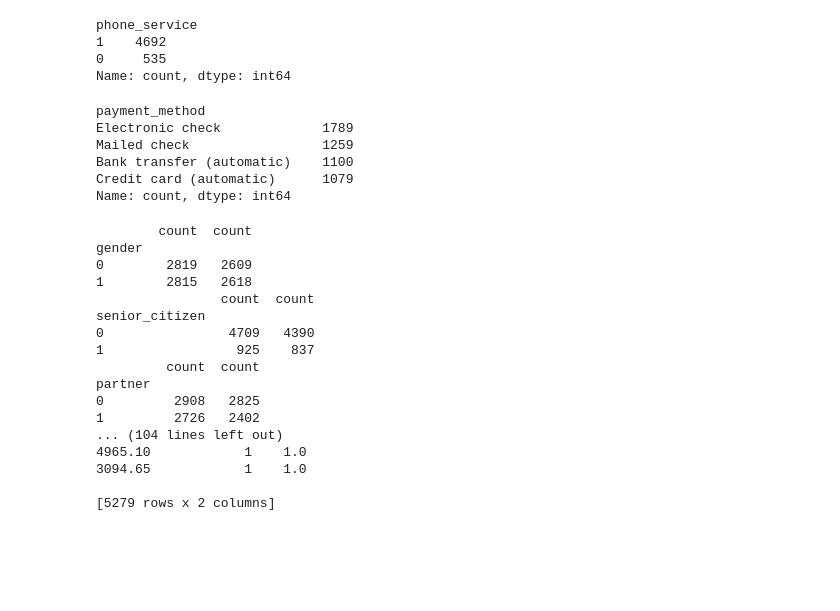
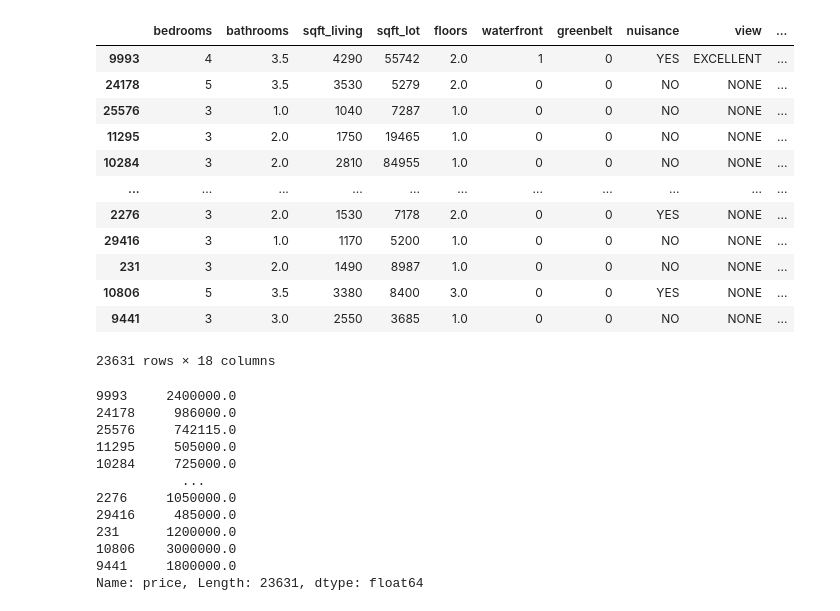
Before and after one commit to JoshuaGottlieb/TinyTroupeSimulation, a Jupyter notebook: src/deliverable-03/Automatic-Machine-Learner.ipynb, the cells around one changed output. Drawn from its saved outputs; the diff is of its cells as text; code cells hidden in the pictures; blank space fills up the shorter version.

```diff
--- a/src/deliverable-03/Automatic-Machine-Learner.ipynb
+++ b/src/deliverable-03/Automatic-Machine-Learner.ipynb
@@ -142,39 +86,0 @@ post_clean_X = prep.X_train
-# %%
-prep.X_train.phone_service.value_counts()
-# %% [output]
-phone_service
-1    4692
-0     535
-Name: count, dtype: int64
-# %%
-prep.X_train.payment_method.value_counts()
-# %% [output]
-payment_method
-Electronic check             1789
-Mailed check                 1259
-Bank transfer (automatic)    1100
-Credit card (automatic)      1079
-Name: count, dtype: int64
-# %%
-for c in prep.X.columns:
-    vc_1 = pre_clean_X[c].value_counts()
-    vc_2 = post_clean_X[c].value_counts()
-    print(pd.concat([vc_1, vc_2], axis = 1))
-# %% [output]
-        count  count
-gender
-0        2819   2609
-1        2815   2618
-                count  count
-senior_citizen
-0                4709   4390
-1                 925    837
-         count  count
-partner
-0         2908   2825
-1         2726   2402
-... (104 lines left out)
-4965.10            1    1.0
-3094.65            1    1.0
-
-[5279 rows x 2 columns]
@@ -180,0 +89,33 @@ partner
+# %%
+X_train, X_test, y_train, y_test = dataholder.get_train_test()
+# %%
+X_train
+# %% [output]
+|  | bedrooms | bathrooms | sqft_living | sqft_lot | floors | waterfront | greenbelt | nuisance | view | ... |
+| 9993 | 4 | 3.5 | 4290 | 55742 | 2.0 | 1 | 0 | YES | EXCELLENT | ... |
+| 24178 | 5 | 3.5 | 3530 | 5279 | 2.0 | 0 | 0 | NO | NONE | ... |
+| 25576 | 3 | 1.0 | 1040 | 7287 | 1.0 | 0 | 0 | NO | NONE | ... |
+| 11295 | 3 | 2.0 | 1750 | 19465 | 1.0 | 0 | 0 | NO | NONE | ... |
+| 10284 | 3 | 2.0 | 2810 | 84955 | 1.0 | 0 | 0 | NO | NONE | ... |
+| ... | ... | ... | ... | ... | ... | ... | ... | ... | ... | ... |
+| 2276 | 3 | 2.0 | 1530 | 7178 | 2.0 | 0 | 0 | YES | NONE | ... |
+| 29416 | 3 | 1.0 | 1170 | 5200 | 1.0 | 0 | 0 | NO | NONE | ... |
+| 231 | 3 | 2.0 | 1490 | 8987 | 1.0 | 0 | 0 | NO | NONE | ... |
+| 10806 | 5 | 3.5 | 3380 | 8400 | 3.0 | 0 | 0 | YES | NONE | ... |
+| 9441 | 3 | 3.0 | 2550 | 3685 | 1.0 | 0 | 0 | NO | NONE | ... |
+23631 rows × 18 columns
+# %%
+y_train
+# %% [output]
+9993     2400000.0
+24178     986000.0
+25576     742115.0
+11295     505000.0
+10284     725000.0
+           ...
+2276     1050000.0
+29416     485000.0
+231      1200000.0
+10806    3000000.0
+9441     1800000.0
+Name: price, Length: 23631, dtype: float64
```
Also changed, not shown: parts of 24 cells of this notebook.
